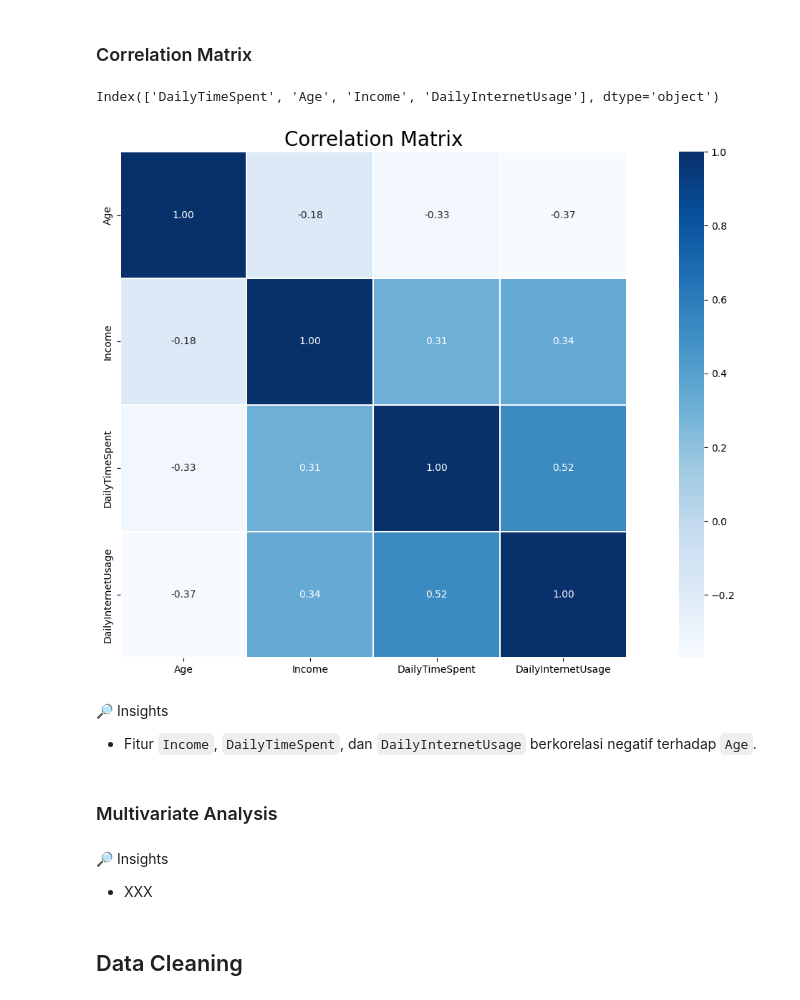
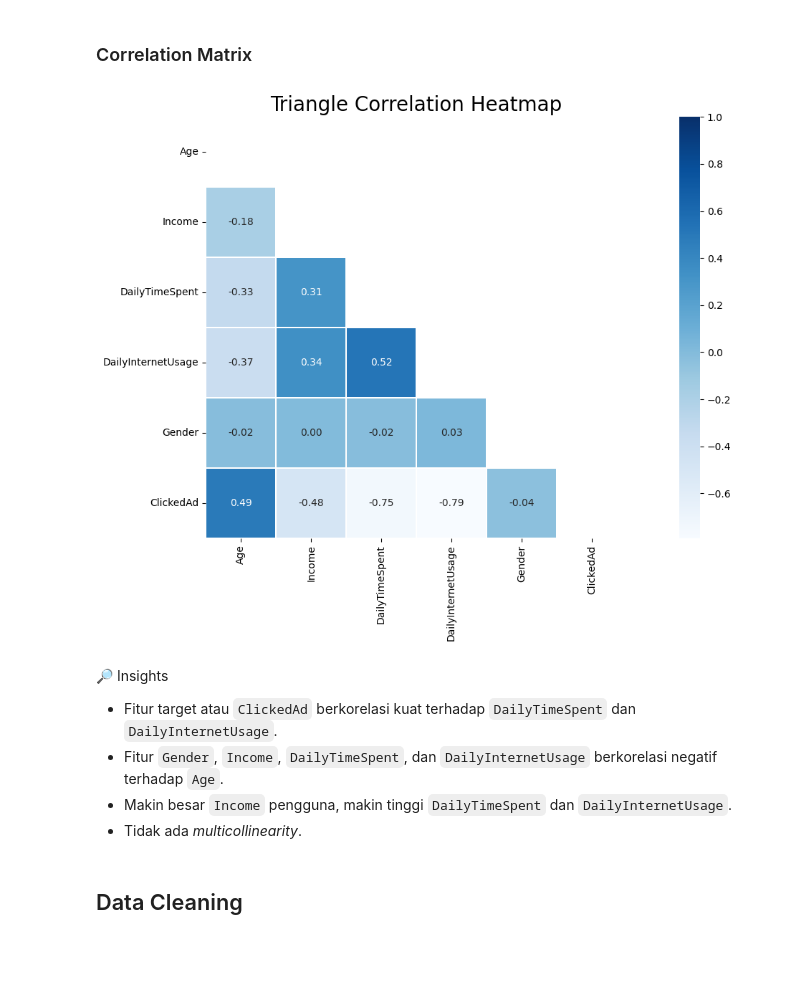
Before and after one commit to sabirinID/Predicting-Customer-Clicked-Ads-Classification, a Jupyter notebook: Notebooks/clicked_ads.ipynb, the cells around one changed output. Drawn from its saved outputs; the diff is of its cells as text; code cells hidden in the pictures; blank space fills up the shorter version.

```diff
--- a/Notebooks/clicked_ads.ipynb
+++ b/Notebooks/clicked_ads.ipynb
@@ -363,6 +344,9 @@ df['AgeGroup'] = df['Age'].apply(lambda x: '< 21' if x < 21 else (
                                            '31-40' if x < 41 else (
                                            '41-50' if x < 51 else (
                                            '> 50')))))
+
+labels = ['< 21', '21-30', '31-40', '41-50', '> 50']
+df['AgeGroup'] = pd.Categorical(df['AgeGroup'], categories=labels)
 df['AgeGroup'].value_counts()
 # %% [output]
 AgeGroup
@@ -482,0 +490,7 @@ plt.show()
+# %%
+# Define features
+df['Month'] = df['Timestamp'].dt.month
+df['Week'] = df['Timestamp'].dt.dayofweek
+df['Day'] = df['Timestamp'].dt.day
+df['Hour'] = df['Timestamp'].dt.hour
+df = df.drop(['Timestamp'], axis=1)
@@ -483,23 +583,24 @@ plt.show()
 # %% [markdown]
 ### Correlation Matrix
-# %%
-num_cols
-# %% [output]
-Index(['DailyTimeSpent', 'Age', 'Income', 'DailyInternetUsage'], dtype='object')
+# %%
+df['Gender'] = df['Gender'].replace({'Perempuan': 0, 'Laki-Laki': 1})
+df['ClickedAd'] = df['ClickedAd'].replace({'No': 0, 'Yes': 1})
 # %%
-features = ['Age', 'Income', 'DailyTimeSpent', 'DailyInternetUsage']
+features = ['Age', 'Income', 'DailyTimeSpent', 'DailyInternetUsage', 'Gender', 'ClickedAd']
 # %%
 # Correlation plot
 plt.figure(figsize=(16, 9))
 corrmat = df[features].corr()
-sns.heatmap(corrmat, cmap='Blues', annot=True, fmt='.2f', vmin=corrmat.values.min(), vmax=1, square=True, linewidths=0.1, annot_kws={'fontsize':10})
-plt.title('Correlation Matrix', fontsize=20)
+mask = np.triu(np.ones_like(corrmat, dtype=bool))
+sns.heatmap(corrmat, mask=mask, cmap='Blues', annot=True, fmt='.2f', vmin=corrmat.values.min(), vmax=1, square=True, linewidths=0.1, annot_kws={'fontsize':10})
+plt.title('Triangle Correlation Heatmap', fontsize=20)
 plt.tight_layout(pad=5)
 plt.show()
 # %% [output]
-[figure, old version]
+[figure, new version]
 # %% [markdown]
 🔎 Insights
-- Fitur `Income`, `DailyTimeSpent`, dan `DailyInternetUsage` berkorelasi negatif terhadap `Age`.
+- Fitur target atau `ClickedAd` berkorelasi kuat terhadap `DailyTimeSpent` dan `DailyInternetUsage`.
+- Fitur `Gender`, `Income`, `DailyTimeSpent`, dan `DailyInternetUsage` berkorelasi negatif terhadap `Age`.
+- Makin besar `Income` pengguna, makin tinggi `DailyTimeSpent` dan `DailyInternetUsage`.
+- Tidak ada _multicollinearity_.
-# %% [markdown]
-### Multivariate Analysis
@@ -511,6 +607,3 @@ features = ['Income', 'DailyTimeSpent', 'DailyInternetUsage']
-# %% [markdown]
-🔎 Insights
-- XXX
 # %% [markdown]
 ## Data Cleaning
 # %% [markdown]
```
Also changed, not shown: parts of 96 cells of this notebook.
